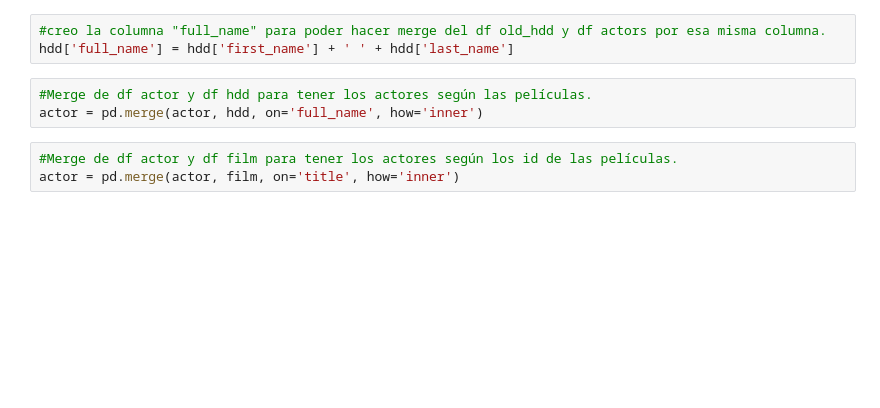
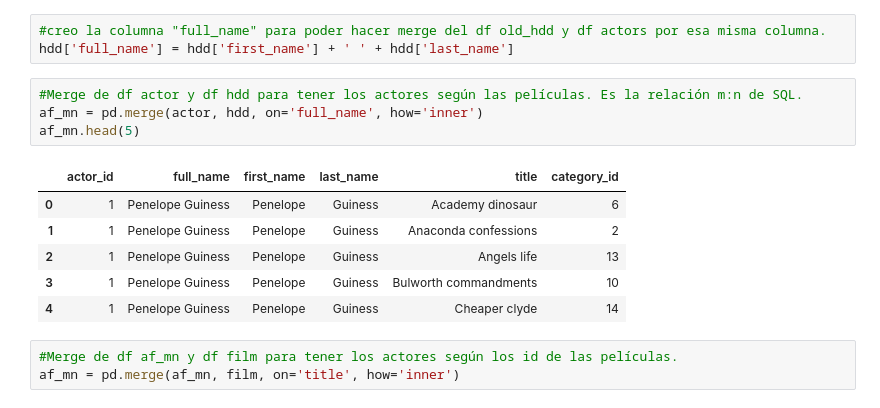
Before and after one commit to charlieciordia/02-mySQL-database, a Jupyter notebook: notebook/main.ipynb, the cells around one changed output. Drawn from its saved outputs; the diff is of its cells as text; blank space fills up the shorter version.

```diff
--- a/notebook/main.ipynb
+++ b/notebook/main.ipynb
@@ -271,8 +310,16 @@ film.head(5)
 #creo la columna "full_name" para poder hacer merge del df old_hdd y df actors por esa misma columna.
 hdd['full_name'] = hdd['first_name'] + ' ' + hdd['last_name']
 # %%
-#Merge de df actor y df hdd para tener los actores según las películas.
-actor = pd.merge(actor, hdd, on='full_name', how='inner')
+#Merge de df actor y df hdd para tener los actores según las películas. Es la relación m:n de SQL.
+af_mn = pd.merge(actor, hdd, on='full_name', how='inner')
+af_mn.head(5)
+# %% [output]
+|  | actor_id | full_name | first_name | last_name | title | category_id |
+| 0 | 1 | Penelope Guiness | Penelope | Guiness | Academy dinosaur | 6 |
+| 1 | 1 | Penelope Guiness | Penelope | Guiness | Anaconda confessions | 2 |
+| 2 | 1 | Penelope Guiness | Penelope | Guiness | Angels life | 13 |
+| 3 | 1 | Penelope Guiness | Penelope | Guiness | Bulworth commandments | 10 |
+| 4 | 1 | Penelope Guiness | Penelope | Guiness | Cheaper clyde | 14 |
 # %%
-#Merge de df actor y df film para tener los actores según los id de las películas.
-actor = pd.merge(actor, film, on='title', how='inner')
+#Merge de df af_mn y df film para tener los actores según los id de las películas.
+af_mn = pd.merge(af_mn, film, on='title', how='inner')
```
Also changed, not shown: parts of 61 cells of this notebook, 8 other files.
